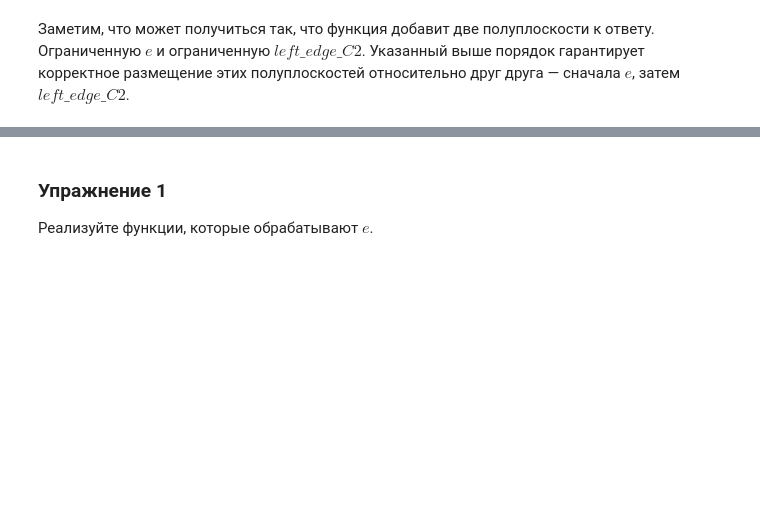
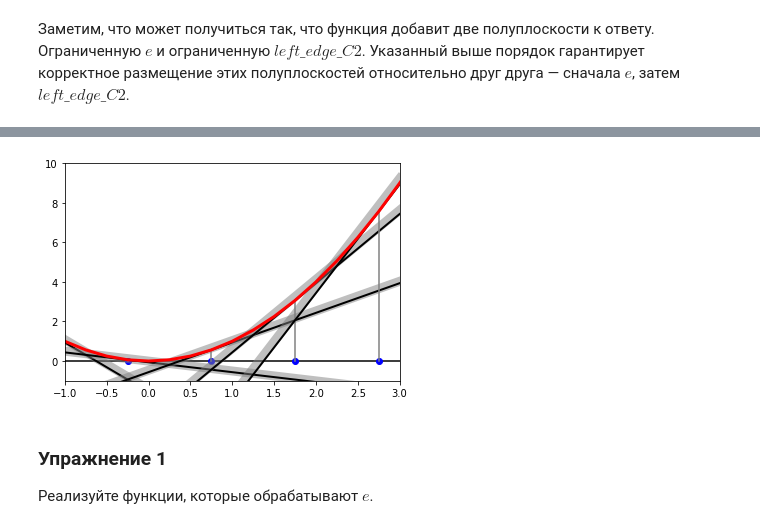
Before and after one commit to iKefir/cg, a Jupyter notebook: 21_half_plane_intersect/find_half_plane_intersection.ipynb, the cells around one changed output, grey strips where cells are left out. Drawn from its saved outputs; the diff is of its cells as text; code cells hidden in the pictures; blank space fills up the shorter version.

Commit message:
added some visualisation

```diff
--- a/21_half_plane_intersect/find_half_plane_intersection.ipynb
+++ b/21_half_plane_intersect/find_half_plane_intersection.ipynb
@@ -130,3 +157,12 @@ full_test_point(get_intersection_point)
+# %%
+# %matplotlib tk
+
+# Иллюстрация сведения сортировки чисел к пересечению полуплоскостей
+from visualisation import draw_sorting_vis
+
+draw_sorting_vis()
+# %% [output]
+[figure, added]
 # %% [markdown]
 ### Упражнение 1
 Реализуйте функции, которые обрабатывают $e$.
```
Also changed, not shown: parts of 17 cells of this notebook, 2 other files.
